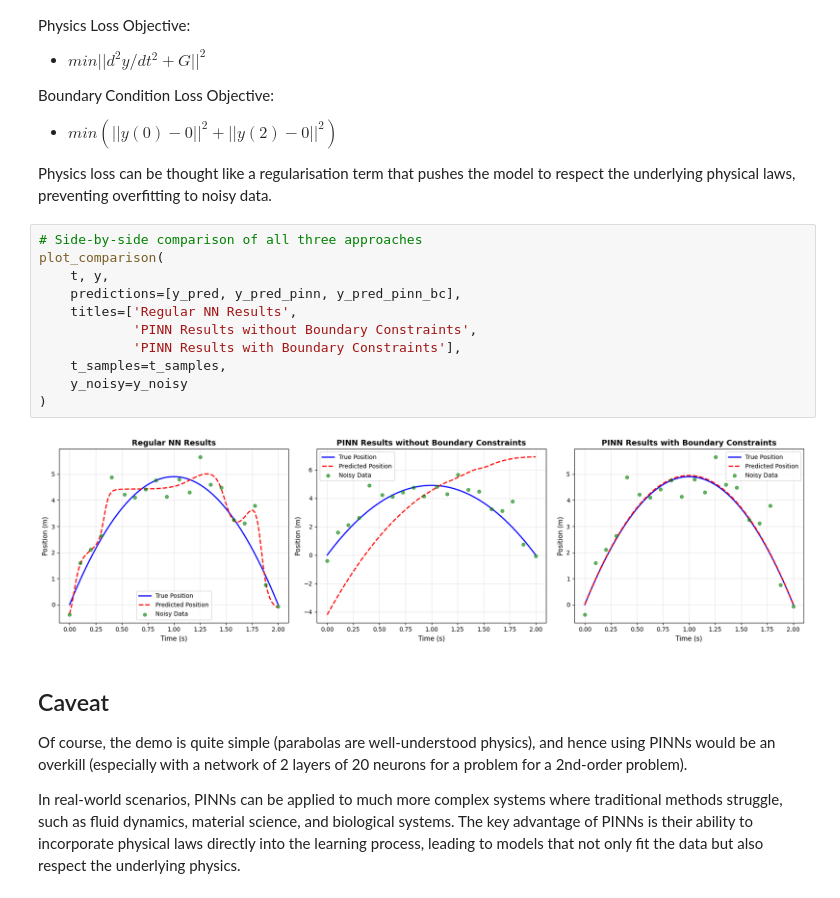
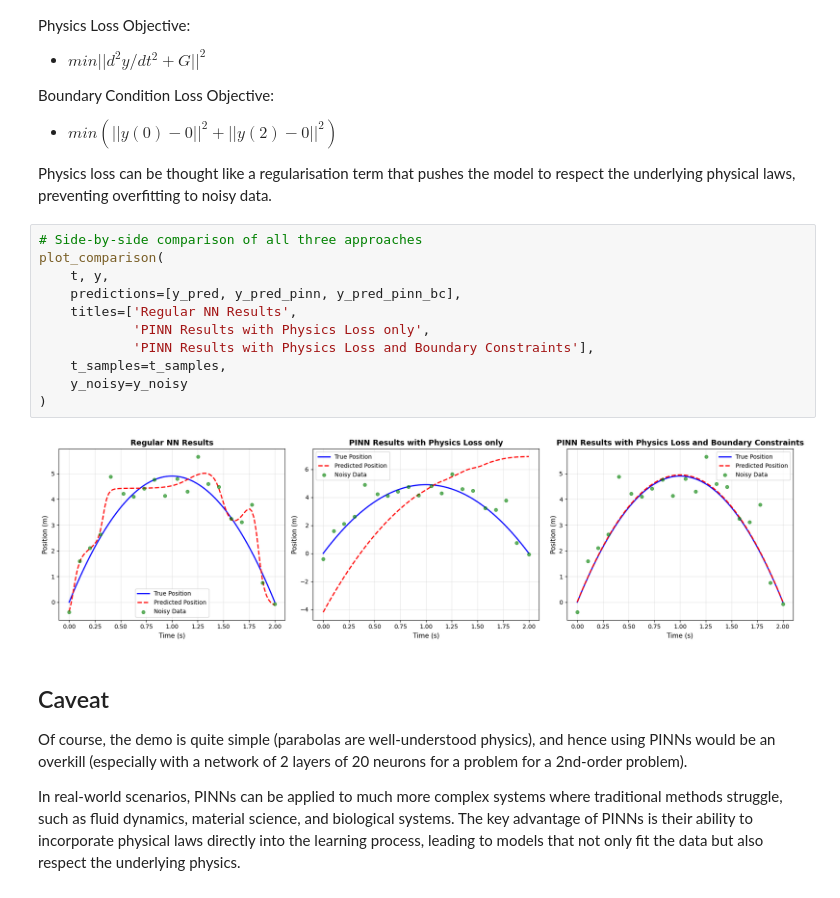
Before and after one commit to marcus-ong-qy/PINN-demo, a Jupyter notebook: pinn.ipynb, the cells around one changed output. Cells and saved outputs as stored; diff of their text form.

```diff
--- a/pinn.ipynb
+++ b/pinn.ipynb
@@ -307,16 +307,16 @@ Physics loss can be thought like a regularisation term that pushes the model to
 # %%
 # Side-by-side comparison of all three approaches
 plot_comparison(
     t, y,
     predictions=[y_pred, y_pred_pinn, y_pred_pinn_bc],
     titles=['Regular NN Results',
-            'PINN Results without Boundary Constraints',
-            'PINN Results with Boundary Constraints'],
+            'PINN Results with Physics Loss only',
+            'PINN Results with Physics Loss and Boundary Constraints'],
     t_samples=t_samples,
     y_noisy=y_noisy
 )
 # %% [output]
-[figure, old version]
+[figure, new version]
 # %% [markdown]
 ## Caveat
 
```
Also changed, not shown: parts of 4 cells of this notebook, 1 other file.
